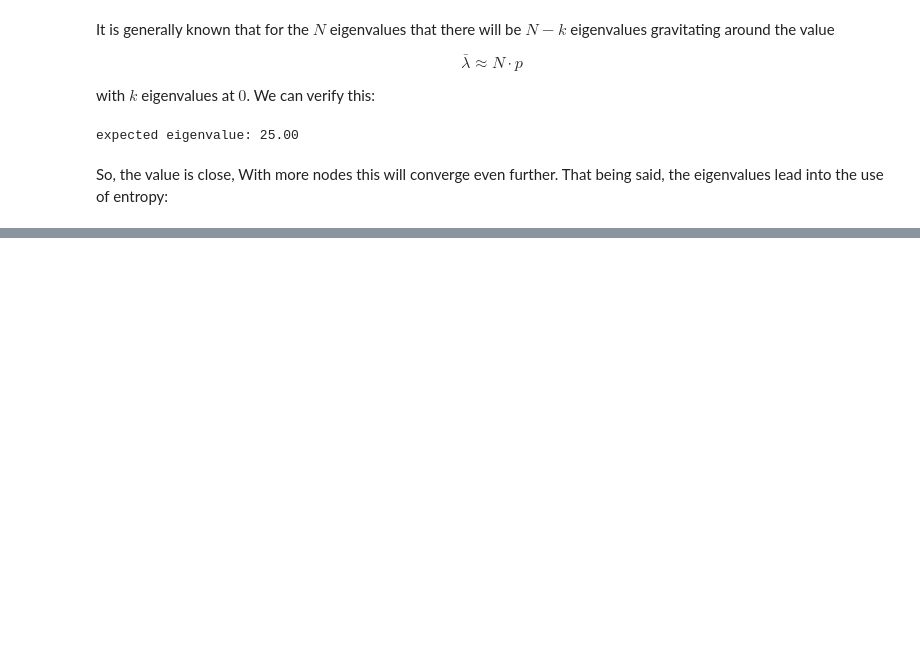
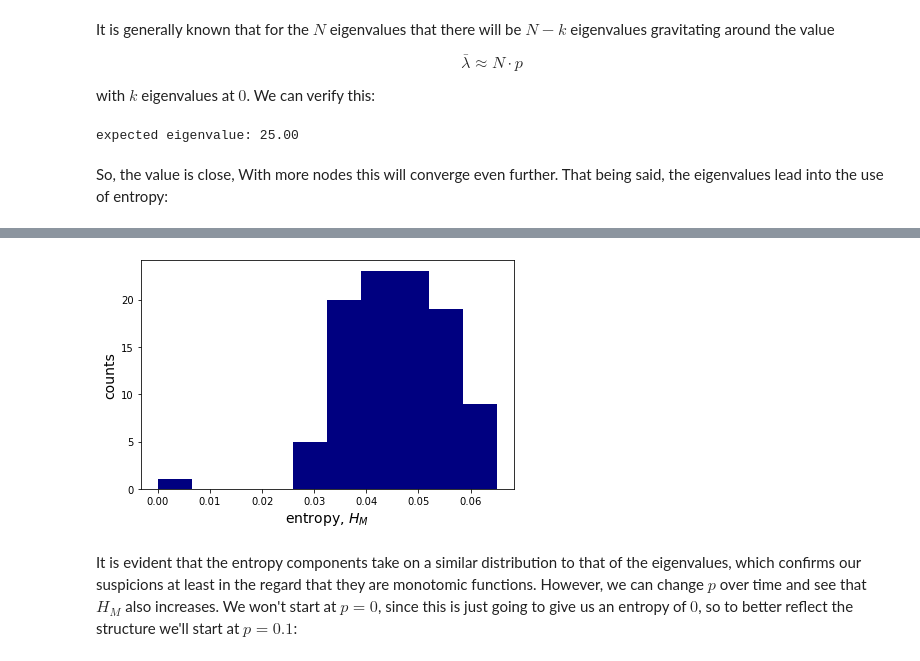
Before and after one commit to ubsuny/MC_RandomNetworks-RaspiZero, a Jupyter notebook: spectral_analysis.ipynb, the cells around one changed output, grey strips where cells are left out. Cells and saved outputs as stored; diff of their text form; code cells hidden in the pictures; blank space fills up the shorter version.

Commit message:
added entropy calculations, showed how it scales with parameter
I calculated the entropy for our default network then I show how this varies for the different parameters.

```diff
--- a/spectral_analysis.ipynb
+++ b/spectral_analysis.ipynb
@@ -107,0 +122,15 @@ So, the value is close,  With more nodes this will converge even further.  That
+# %%
+entropy = m_entropy(G)
+# %%
+fig, ax = plt.subplots(1, 1)
+
+ax.hist(entropy, sqrt(N).astype(int), color = 'navy')
+
+ax.set_ylabel('counts', fontsize = 14)
+ax.set_xlabel(r'entropy, $H_M$', fontsize = 14)
+
+fig.tight_layout()
+# %% [output]
+[figure, added]
+# %% [markdown]
+It is evident that the entropy components take on a similar distribution to that of the eigenvalues, which confirms our suspicions at least in the regard that they are monotomic functions.  However, we can change $p$ over time and see that $H_M$ also increases.  We won't start at $p = 0$, since this is just going to give us an entropy of $0$, so to better reflect the structure we'll start at $p = 0.1$:
```
Also changed, not shown: parts of 15 cells of this notebook.
